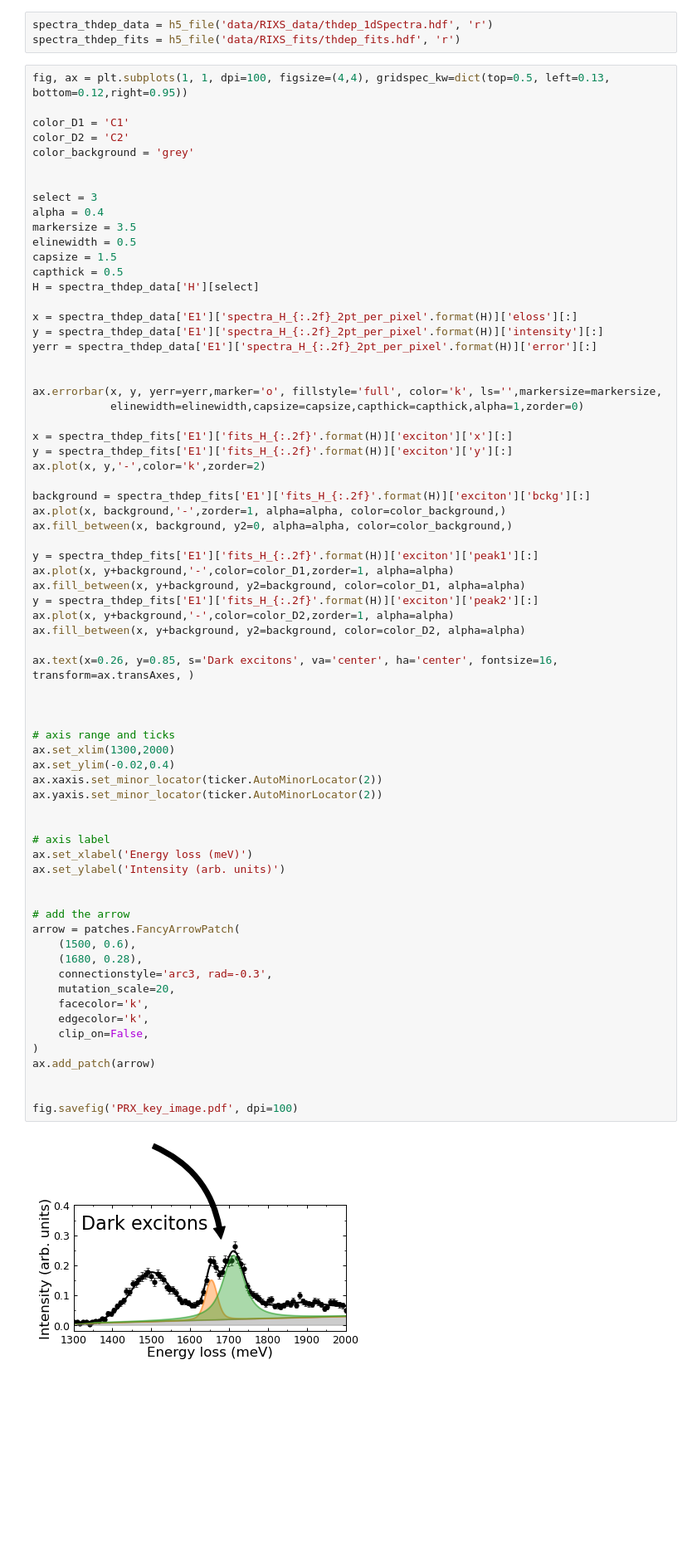
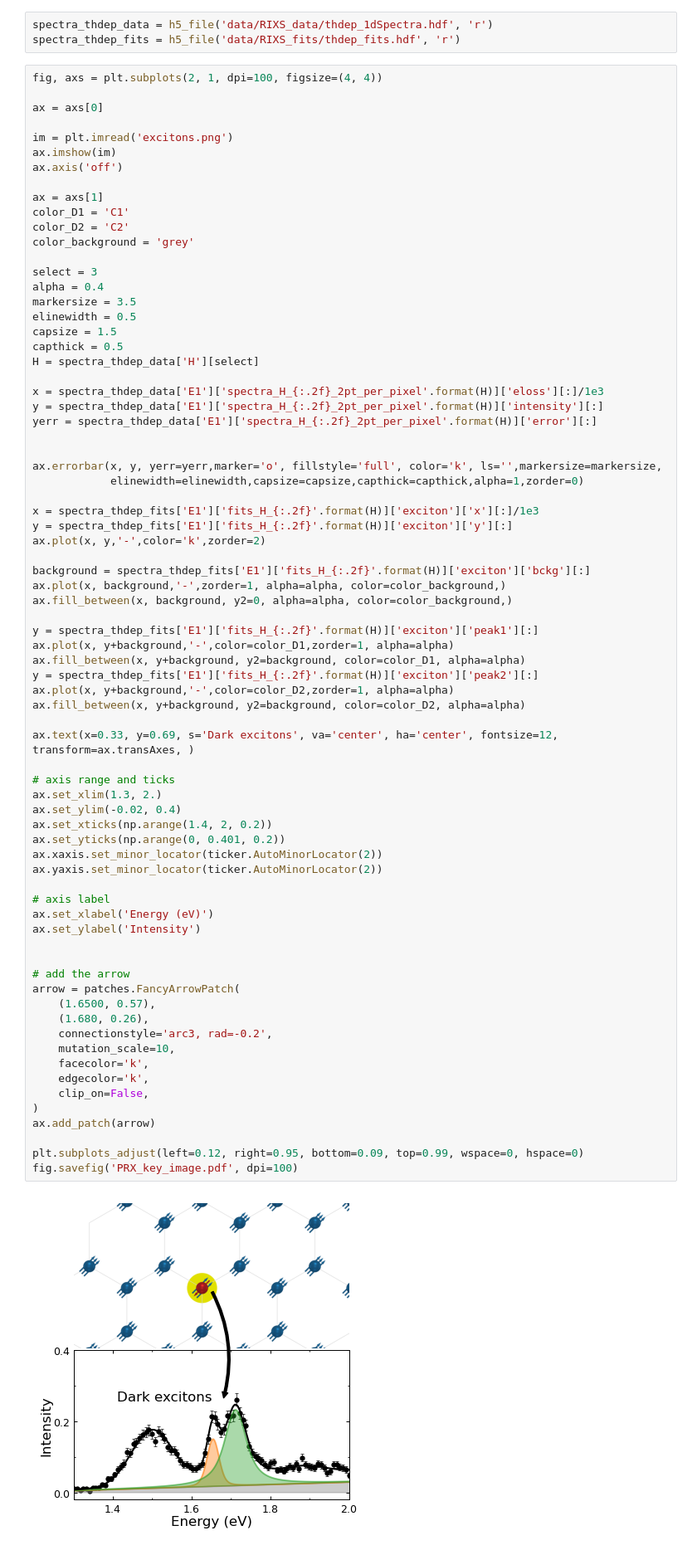
Before and after one commit to mpmdean/He2024dispersive, a Jupyter notebook: PRX_key_image.ipynb, the cells around one changed output. Shown at 83% size. Cells and saved outputs as stored; diff of their text form; blank space fills up the shorter version.

Commit message:
update image

```diff
--- a/PRX_key_image.ipynb
+++ b/PRX_key_image.ipynb
@@ -44,12 +44,18 @@ rcParams['ytick.right']=True
 spectra_thdep_data = h5_file('data/RIXS_data/thdep_1dSpectra.hdf', 'r')
 spectra_thdep_fits = h5_file('data/RIXS_fits/thdep_fits.hdf', 'r')
 # %%
-fig, ax = plt.subplots(1, 1, dpi=100, figsize=(4,4), gridspec_kw=dict(top=0.5, left=0.13, bottom=0.12,right=0.95))
+fig, axs = plt.subplots(2, 1, dpi=100, figsize=(4, 4))
 
+ax = axs[0]
+
+im = plt.imread('excitons.png')
+ax.imshow(im)
+ax.axis('off')
+
+ax = axs[1]
 color_D1 = 'C1'
 color_D2 = 'C2'
 color_background = 'grey'
-
 
 select = 3
 alpha = 0.4
@@ -59,7 +65,7 @@ capsize = 1.5
 capthick = 0.5
 H = spectra_thdep_data['H'][select]
 
-x = spectra_thdep_data['E1']['spectra_H_{:.2f}_2pt_per_pixel'.format(H)]['eloss'][:]
+x = spectra_thdep_data['E1']['spectra_H_{:.2f}_2pt_per_pixel'.format(H)]['eloss'][:]/1e3
 y = spectra_thdep_data['E1']['spectra_H_{:.2f}_2pt_per_pixel'.format(H)]['intensity'][:]
 yerr = spectra_thdep_data['E1']['spectra_H_{:.2f}_2pt_per_pixel'.format(H)]['error'][:]
 
@@ -67,50 +73,49 @@ yerr = spectra_thdep_data['E1']['spectra_H_{:.2f}_2pt_per_pixel'.format(H)]['err
 ax.errorbar(x, y, yerr=yerr,marker='o', fillstyle='full', color='k', ls='',markersize=markersize,
             elinewidth=elinewidth,capsize=capsize,capthick=capthick,alpha=1,zorder=0)
 
-x = spectra_thdep_fits['E1']['fits_H_{:.2f}'.format(H)]['exciton']['x'][:]
+x = spectra_thdep_fits['E1']['fits_H_{:.2f}'.format(H)]['exciton']['x'][:]/1e3
 y = spectra_thdep_fits['E1']['fits_H_{:.2f}'.format(H)]['exciton']['y'][:]
 ax.plot(x, y,'-',color='k',zorder=2)
 
 background = spectra_thdep_fits['E1']['fits_H_{:.2f}'.format(H)]['exciton']['bckg'][:]
 ax.plot(x, background,'-',zorder=1, alpha=alpha, color=color_background,)
 ax.fill_between(x, background, y2=0, alpha=alpha, color=color_background,)
 
 y = spectra_thdep_fits['E1']['fits_H_{:.2f}'.format(H)]['exciton']['peak1'][:]
 ax.plot(x, y+background,'-',color=color_D1,zorder=1, alpha=alpha)
 ax.fill_between(x, y+background, y2=background, color=color_D1, alpha=alpha)
 y = spectra_thdep_fits['E1']['fits_H_{:.2f}'.format(H)]['exciton']['peak2'][:]
 ax.plot(x, y+background,'-',color=color_D2,zorder=1, alpha=alpha)
 ax.fill_between(x, y+background, y2=background, color=color_D2, alpha=alpha)
 
-ax.text(x=0.26, y=0.85, s='Dark excitons', va='center', ha='center', fontsize=16, transform=ax.transAxes, )
-
-
+ax.text(x=0.33, y=0.69, s='Dark excitons', va='center', ha='center', fontsize=12, transform=ax.transAxes, )
 
 # axis range and ticks
-ax.set_xlim(1300,2000)
-ax.set_ylim(-0.02,0.4)
+ax.set_xlim(1.3, 2.)
+ax.set_ylim(-0.02, 0.4)
+ax.set_xticks(np.arange(1.4, 2, 0.2))
+ax.set_yticks(np.arange(0, 0.401, 0.2))
 ax.xaxis.set_minor_locator(ticker.AutoMinorLocator(2))
 ax.yaxis.set_minor_locator(ticker.AutoMinorLocator(2))
 
-
 # axis label
-ax.set_xlabel('Energy loss (meV)')
-ax.set_ylabel('Intensity (arb. units)')
+ax.set_xlabel('Energy (eV)')
+ax.set_ylabel('Intensity')
 
 
 # add the arrow
 arrow = patches.FancyArrowPatch(
-    (1500, 0.6),
-    (1680, 0.28),
-    connectionstyle='arc3, rad=-0.3',
-    mutation_scale=20,
+    (1.6500, 0.57),
+    (1.680, 0.26),
+    connectionstyle='arc3, rad=-0.2',
+    mutation_scale=10,
     facecolor='k',
     edgecolor='k',
     clip_on=False,
 )
 ax.add_patch(arrow)
 
-
+plt.subplots_adjust(left=0.12, right=0.95, bottom=0.09, top=0.99, wspace=0, hspace=0)
 fig.savefig('PRX_key_image.pdf', dpi=100)
 # %% [output]
-[figure, old version]
+[figure, new version]
```
Also changed, not shown: 1 other file.
